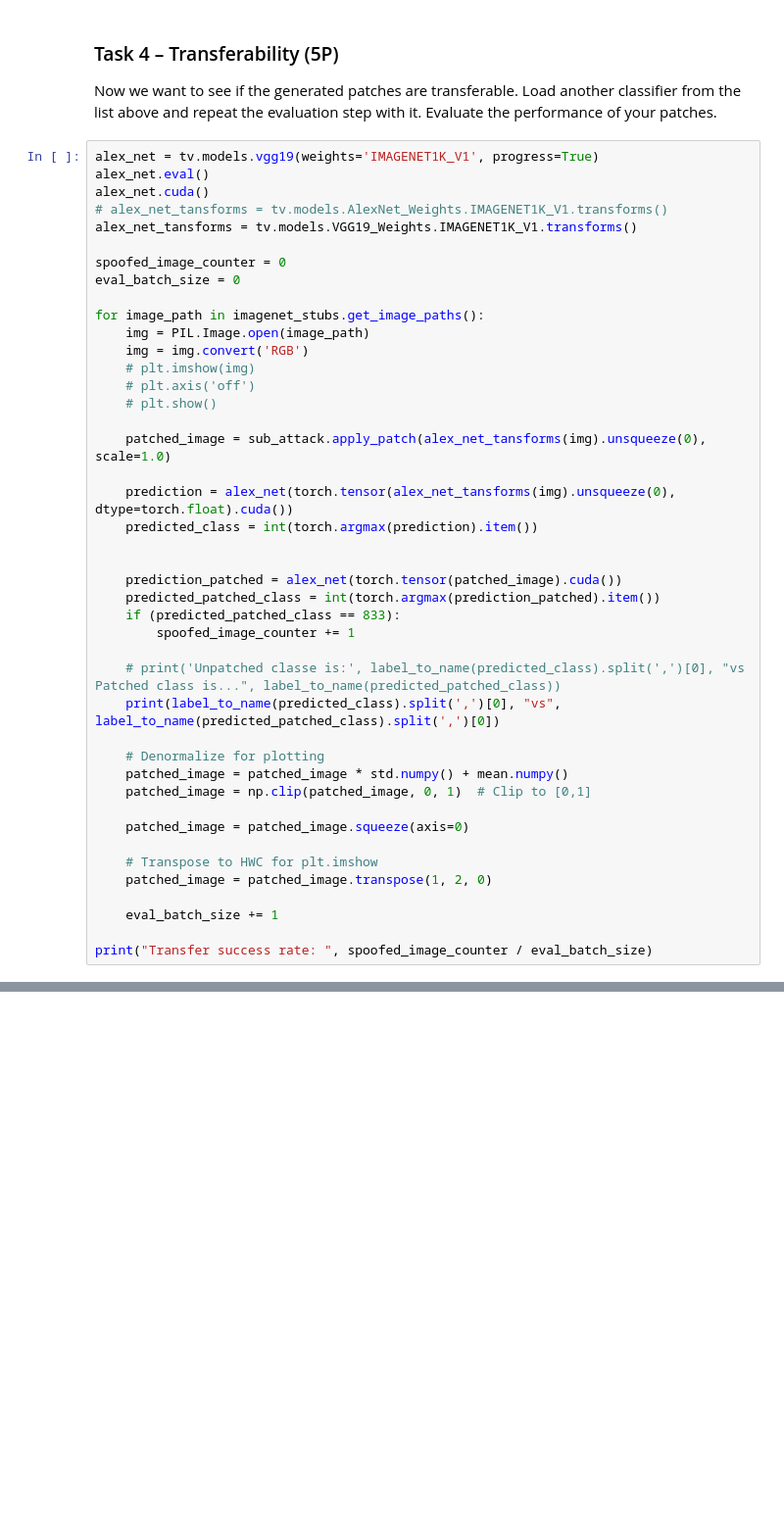
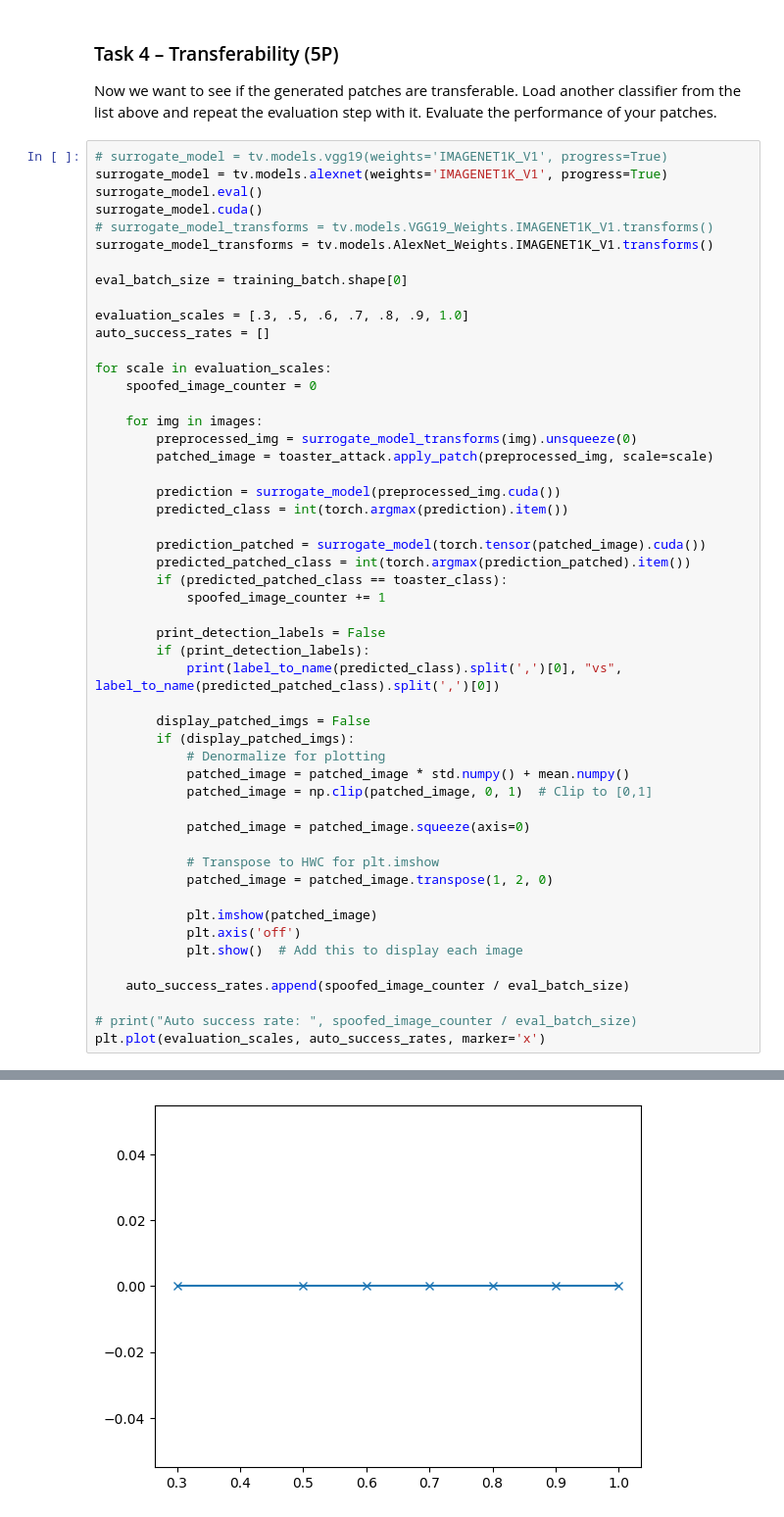
Before and after one commit to IVSource/ml_security_ws25, a Jupyter notebook: Exercise 4/mls_ws25_exercise_4_adversarial_patch_generation.ipynb, the cells around one changed output, grey strips where cells are left out. Shown: that part at 98% size. Drawn from its saved outputs; the diff is of its cells as text; blank space fills up the shorter version.

```diff
--- a/Exercise 4/mls_ws25_exercise_4_adversarial_patch_generation.ipynb
+++ b/Exercise 4/mls_ws25_exercise_4_adversarial_patch_generation.ipynb
@@ -1282,46 +1289,54 @@ plt.plot(evaluation_scales, auto_success_rates, marker='x')
 
 Now we want to see if the generated patches are transferable. Load another classifier from the list above and repeat the evaluation step with it. Evaluate the performance of your patches.
 # %%
-alex_net = tv.models.vgg19(weights='IMAGENET1K_V1', progress=True)
-alex_net.eval()
-alex_net.cuda()
-# alex_net_tansforms = tv.models.AlexNet_Weights.IMAGENET1K_V1.transforms()
-alex_net_tansforms = tv.models.VGG19_Weights.IMAGENET1K_V1.transforms()
+# surrogate_model = tv.models.vgg19(weights='IMAGENET1K_V1', progress=True)
+surrogate_model = tv.models.alexnet(weights='IMAGENET1K_V1', progress=True)
+surrogate_model.eval()
+surrogate_model.cuda()
+# surrogate_model_transforms = tv.models.VGG19_Weights.IMAGENET1K_V1.transforms()
+surrogate_model_transforms = tv.models.AlexNet_Weights.IMAGENET1K_V1.transforms()
 
-spoofed_image_counter = 0
-eval_batch_size = 0
+eval_batch_size = training_batch.shape[0]
 
-for image_path in imagenet_stubs.get_image_paths():
-    img = PIL.Image.open(image_path)
-    img = img.convert('RGB')
-    # plt.imshow(img)
-    # plt.axis('off')
-    # plt.show()
+evaluation_scales = [.3, .5, .6, .7, .8, .9, 1.0]
+auto_success_rates = []
 
-    patched_image = sub_attack.apply_patch(alex_net_tansforms(img).unsqueeze(0), scale=1.0)
+for scale in evaluation_scales:
+    spoofed_image_counter = 0
 
-    prediction = alex_net(torch.tensor(alex_net_tansforms(img).unsqueeze(0), dtype=torch.float).cuda())
-    predicted_class = int(torch.argmax(prediction).item())
+    for img in images:
+        preprocessed_img = surrogate_model_transforms(img).unsqueeze(0)
+        patched_image = toaster_attack.apply_patch(preprocessed_img, scale=scale)
 
+        prediction = surrogate_model(preprocessed_img.cuda())
+        predicted_class = int(torch.argmax(prediction).item())
 
-    prediction_patched = alex_net(torch.tensor(patched_image).cuda())
-    predicted_patched_class = int(torch.argmax(prediction_patched).item())
-    if (predicted_patched_class == 833):
-        spoofed_image_counter += 1
+        prediction_patched = surrogate_model(torch.tensor(patched_image).cuda())
+        predicted_patched_class = int(torch.argmax(prediction_patched).item())
+        if (predicted_patched_class == toaster_class):
+            spoofed_image_counter += 1
 
-    # print('Unpatched classe is:', label_to_name(predicted_class).split(',')[0], "vs Patched class is...", label_to_name(predicted_patched_class))
-    print(label_to_name(predicted_class).split(',')[0], "vs", label_to_name(predicted_patched_class).split(',')[0])
+        print_detection_labels = False
+        if (print_detection_labels):
+            print(label_to_name(predicted_class).split(',')[0], "vs", label_to_name(predicted_patched_class).split(',')[0])
 
-    # Denormalize for plotting
-    patched_image = patched_image * std.numpy() + mean.numpy()
-    patched_image = np.clip(patched_image, 0, 1)  # Clip to [0,1]
+        display_patched_imgs = False
+        if (display_patched_imgs):
+            # Denormalize for plotting
+            patched_image = patched_image * std.numpy() + mean.numpy()
+            patched_image = np.clip(patched_image, 0, 1)  # Clip to [0,1]
 
-    patched_image = patched_image.squeeze(axis=0)
+            patched_image = patched_image.squeeze(axis=0)
 
-    # Transpose to HWC for plt.imshow
-    patched_image = patched_image.transpose(1, 2, 0)
+            # Transpose to HWC for plt.imshow
+            patched_image = patched_image.transpose(1, 2, 0)
 
-    eval_batch_size += 1
+            plt.imshow(patched_image)
+            plt.axis('off')
+            plt.show()  # Add this to display each image
 
-print("Transfer success rate: ", spoofed_image_counter / eval_batch_size)
+    auto_success_rates.append(spoofed_image_counter / eval_batch_size)
+
+# print("Auto success rate: ", spoofed_image_counter / eval_batch_size)
+plt.plot(evaluation_scales, auto_success_rates, marker='x')
 # %% [output]
@@ -1344,0 +1344 @@ Transfer success rate:  0.0
+[figure, added]
```
Also changed, not shown: parts of 8 cells of this notebook.
